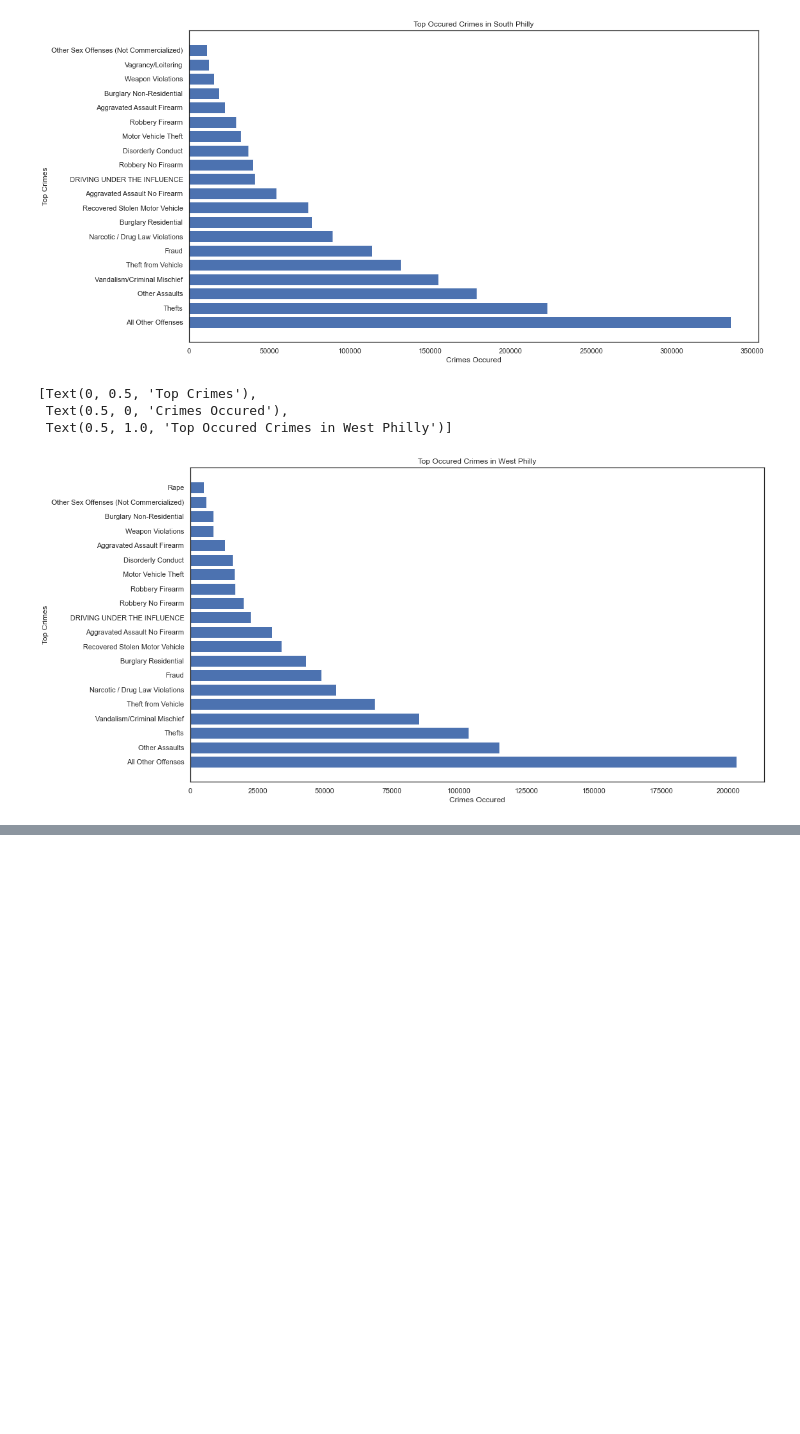
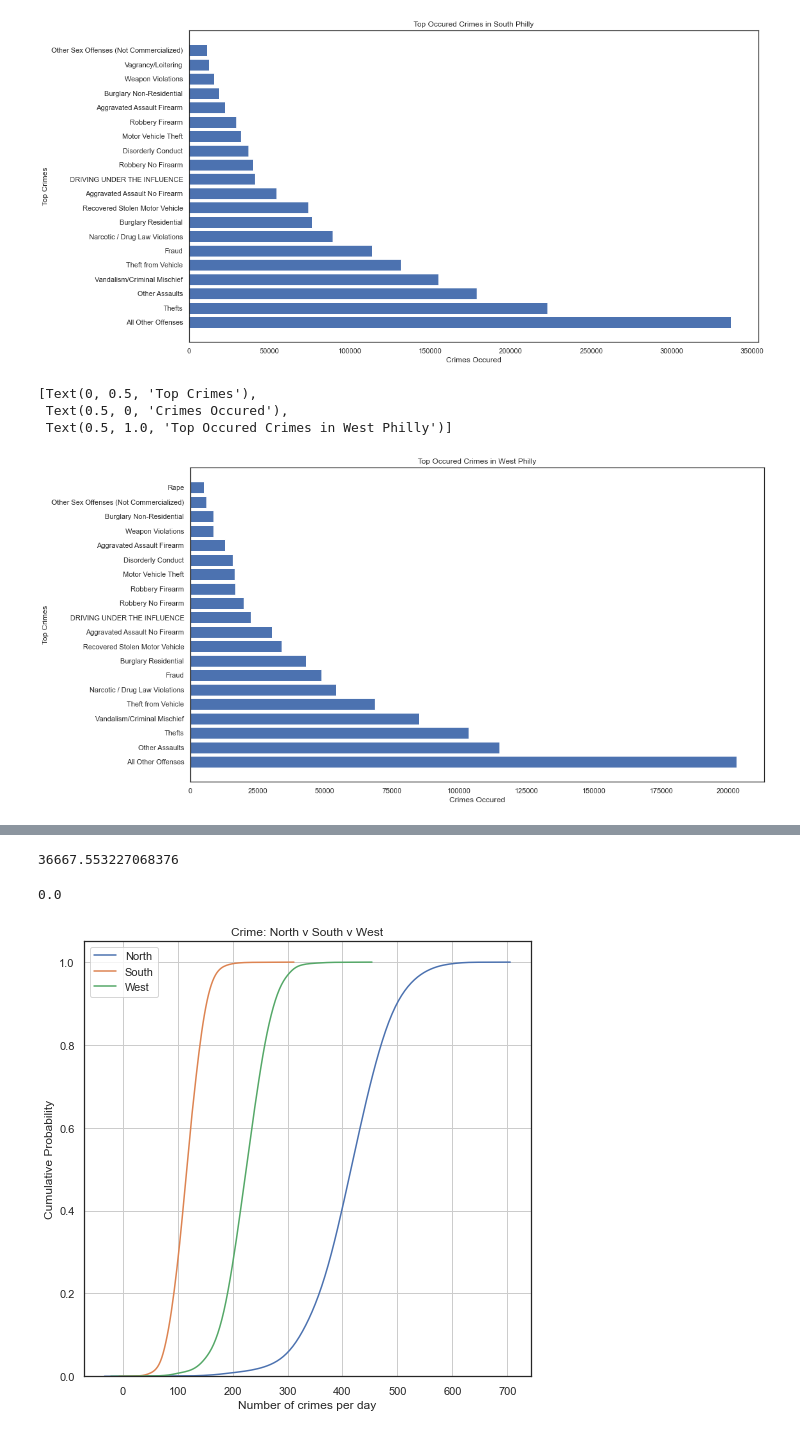
Before and after one commit to hongson6/Crime-in-Philadelphia, a Jupyter notebook: Crime/crimeDataAnalysis.ipynb, the cells around one changed output, grey strips where cells are left out. Drawn from its saved outputs; the diff is of its cells as text; code cells hidden in the pictures; blank space fills up the shorter version.

```diff
--- a/Crime/crimeDataAnalysis.ipynb
+++ b/Crime/crimeDataAnalysis.ipynb
@@ -726,0 +729,4 @@ topCrimeCasesWP.to_csv('topCrimesWestPhilly.csv')
+# %%
+topCrimeCasesNP['Total'] = topCrimeCasesNP.sum(axis=1)
+topCrimeCasesSP['Total'] = topCrimeCasesSP.sum(axis=1)
+topCrimeCasesWP['Total'] = topCrimeCasesWP.sum(axis=1)
@@ -726,0 +738,8 @@ topCrimeCasesWP.to_csv('topCrimesWestPhilly.csv')
+# %%
+F
+# %% [output]
+36667.553227068376
+# %%
+p
+# %% [output]
+0.0
@@ -726,0 +753,21 @@ topCrimeCasesWP.to_csv('topCrimesWestPhilly.csv')
+# %%
+#https://stats.stackexchange.com/questions/380500/cdf-of-multiple-experiment-runs
+import seaborn as sns
+
+df1 = pd.DataFrame({'North':topCrimeCasesNP['Total']})
+df2 = pd.DataFrame({'South':topCrimeCasesSP['Total']})
+df3 = pd.DataFrame({'West':topCrimeCasesWP['Total']})
+
+f, ax = plt.subplots(figsize=(8, 8))
+ax = sns.kdeplot(df1['North'], cumulative=True)
+ax = sns.kdeplot(df2['South'], cumulative=True)
+ax = sns.kdeplot(df3['West'], cumulative=True)
+
+plt.title('Crime: North v South v West')
+plt.xlabel('Number of crimes per day')
+plt.ylabel('Cumulative Probability')
+plt.grid()
+
+plt.show()
+# %% [output]
+[figure, added]
```
Also changed, not shown: parts of 5 cells of this notebook.
